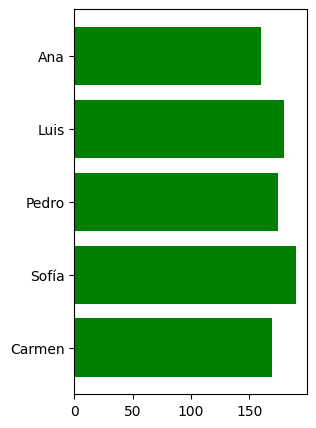
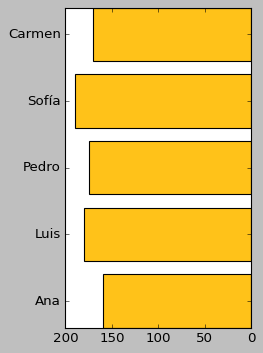
Unified diff of the notebook cell whose output changed from the first chart to the second:
--- before
+++ after
@@ -2,6 +2,7 @@
 alturas = [160, 180, 175, 190, 170]
 
+plt.style.use('classic')
 fig, ax = plt.subplots(figsize=(3, 5))  # Crear figura y ejes
-ax.barh(nombres, alturas, color='green')  # Crear gráfico de barras horizontales
+ax.barh(nombres, alturas, color="#ffc219")  # Crear gráfico de barras horizontales
 
-ax.invert_yaxis()  # Invierto el eje y (con lo que los nombres quedan al revés)
+ax.invert_xaxis()  # Invierto el eje y (con lo que los nombres quedan al revés)

Commit: Trabajo 12 mayo